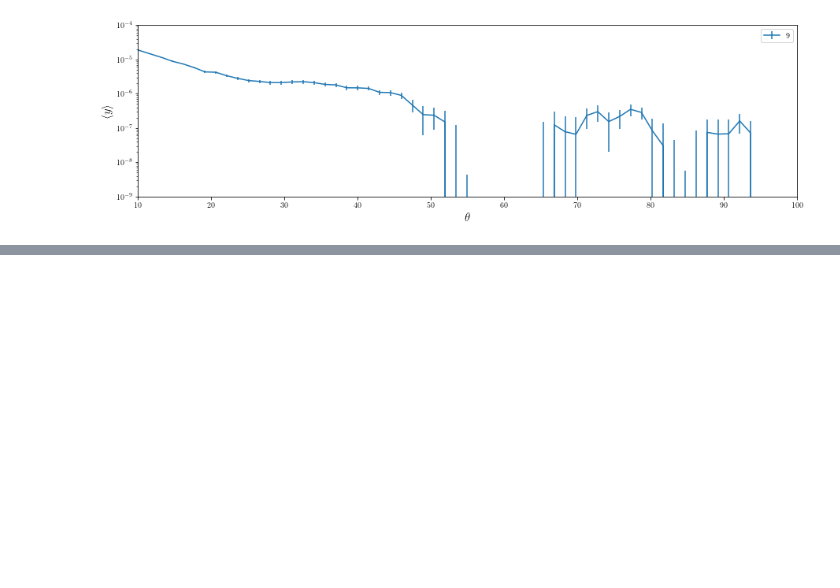
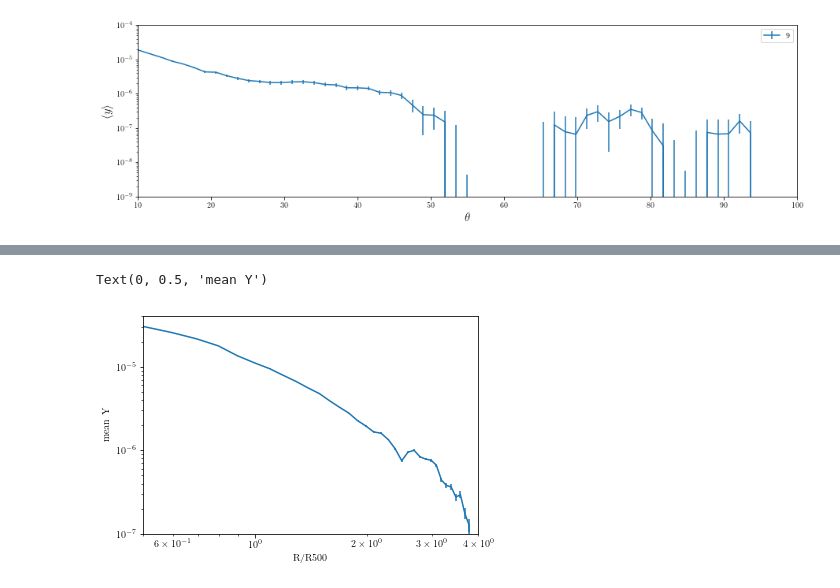
Before and after one commit to chihway/ClusterProfiles, a Jupyter notebook: planck/Stack.ipynb, the cells around one changed output, grey strips where cells are left out. Saved outputs shown, nothing was run; the diff lists cells and outputs as text; code cells hidden in the pictures; blank space fills up the shorter version.

```diff
--- a/planck/Stack.ipynb
+++ b/planck/Stack.ipynb
@@ -115,0 +148,11 @@ for i in range(10):
+# %%
+mplot.errorbar(R_over_R500,stack_Y_mean, yerr=stack_Y_err)
+mplot.xscale('log')
+mplot.yscale('log')
+mplot.xlim(0.5,4)
+mplot.ylim(1e-7,4e-5)
+mplot.xlabel('R/R500')
+mplot.ylabel('mean Y')
+# %% [output]
+Text(0, 0.5, 'mean Y')
+[figure, added]
```
Also changed, not shown: parts of 3 cells of this notebook, 3 other files.
